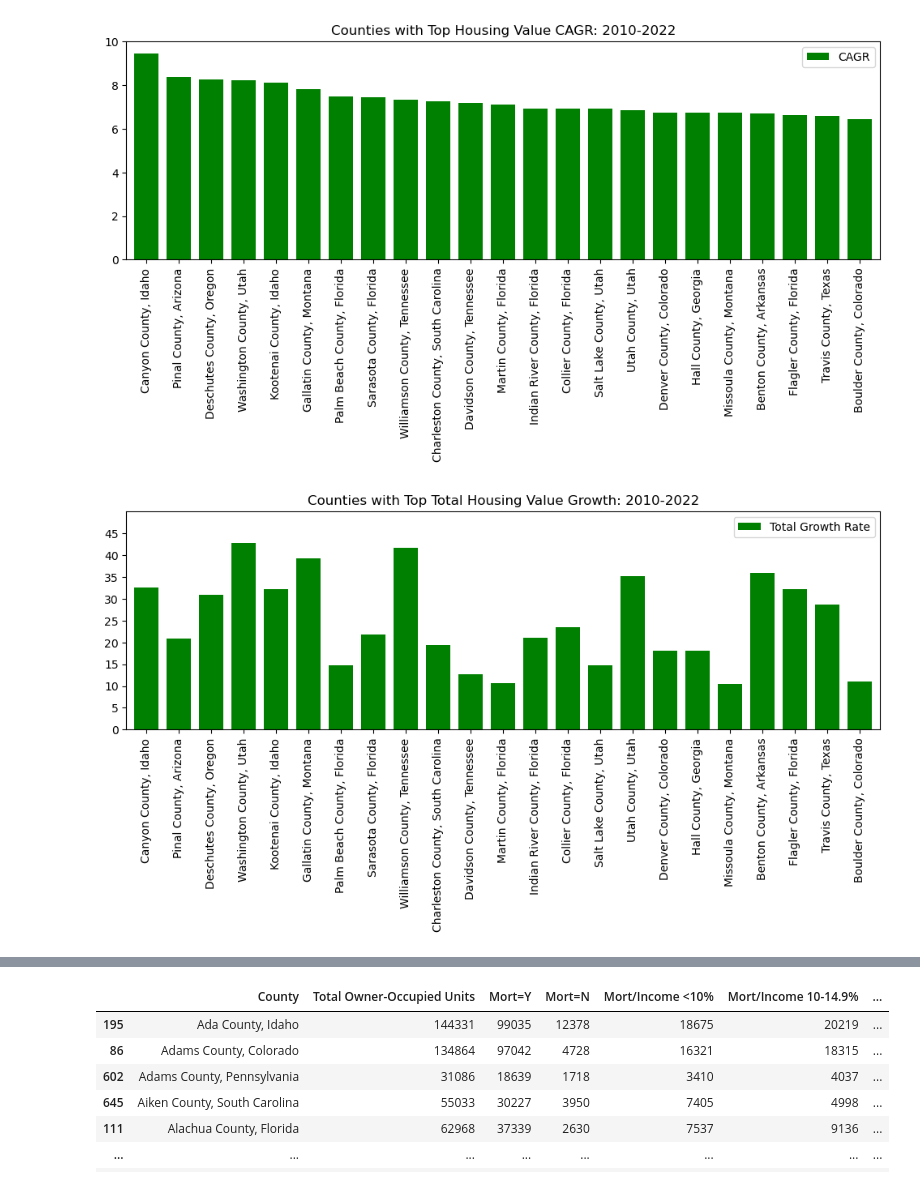
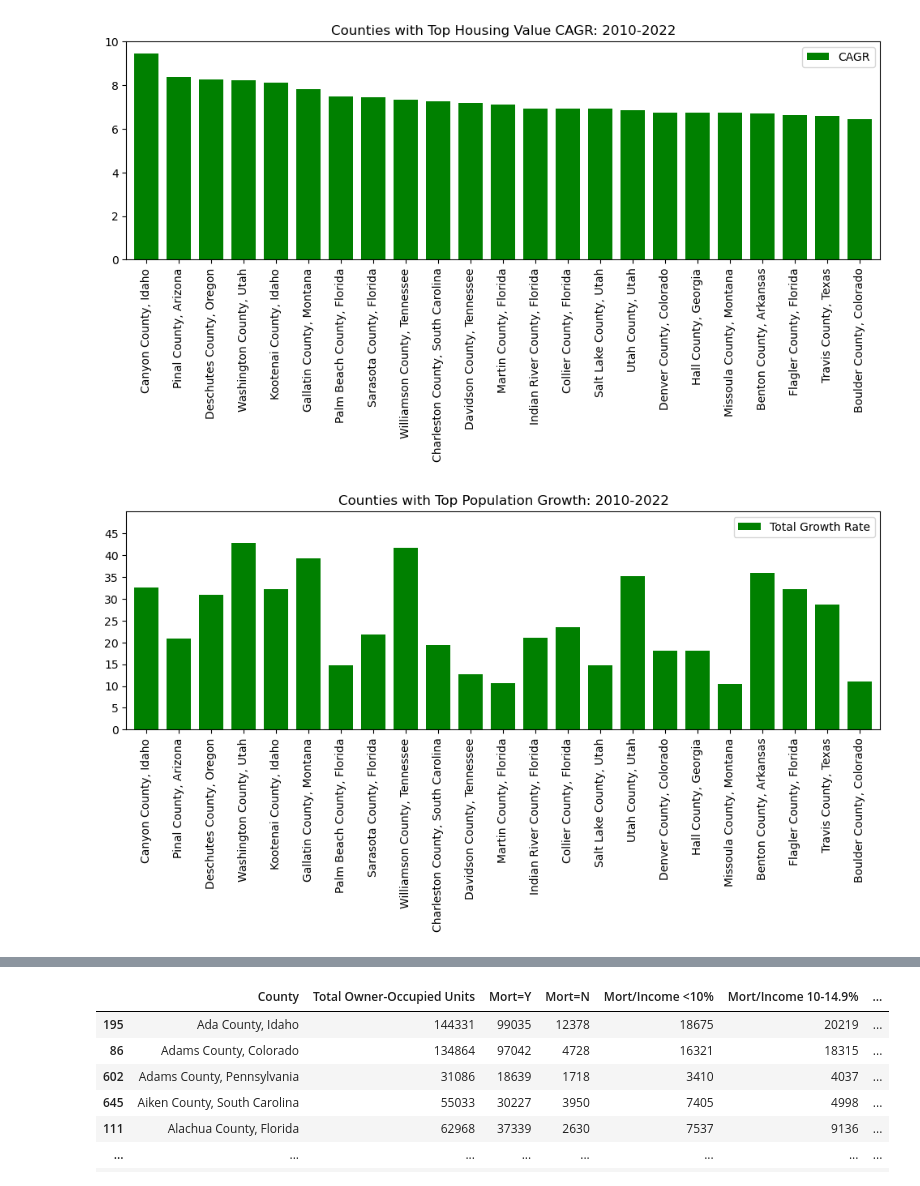
Before and after one commit to dfquinn23/Project_1, a Jupyter notebook: Census/Final_Project_Work_7-21.ipynb, the cells around one changed output, grey strips where cells are left out. Saved outputs shown, nothing was run; the diff lists cells and outputs as text; code cells hidden in the pictures.

```diff
--- a/Census/Final_Project_Work_7-21.ipynb
+++ b/Census/Final_Project_Work_7-21.ipynb
@@ -131,14 +131,14 @@ housing_all_chart = top_20_housing.plot.bar(y="CAGR", rot=90, width=.75, figsize
 # %%
 #Graphing population growth only:
 
 pop_growth = initial_df2.groupby('GeoName').mean()
 top_20_pop = housing_growth.sort_values(by='Total Growth Rate', ascending=True)
 
 housing_all_chart = top_20_housing.plot.bar(y="Total Growth Rate", rot=90, width=.75, figsize=(12,3.5), ylim=(0,50),
-                         title="Counties with Top Total Housing Value Growth: 2010-2022",
+                         title="Counties with Top Population Growth: 2010-2022",
                          yticks=[0,5,10,15,20,25,30,35,40,45], xlabel='', color='green'),
 # %% [output]
-[figure, old version]
+[figure, new version]
 # %%
 #Initial set up for the poverty df
 poverty=pd.read_csv("C:/Users/Daniel Quinn/Desktop/Bootcamp/Project_1_Working_Copy/Census/7-17-24 Work/7-18-CSVs/combined_poverty_2022.csv")
```
Also changed, not shown: 3 other files.
